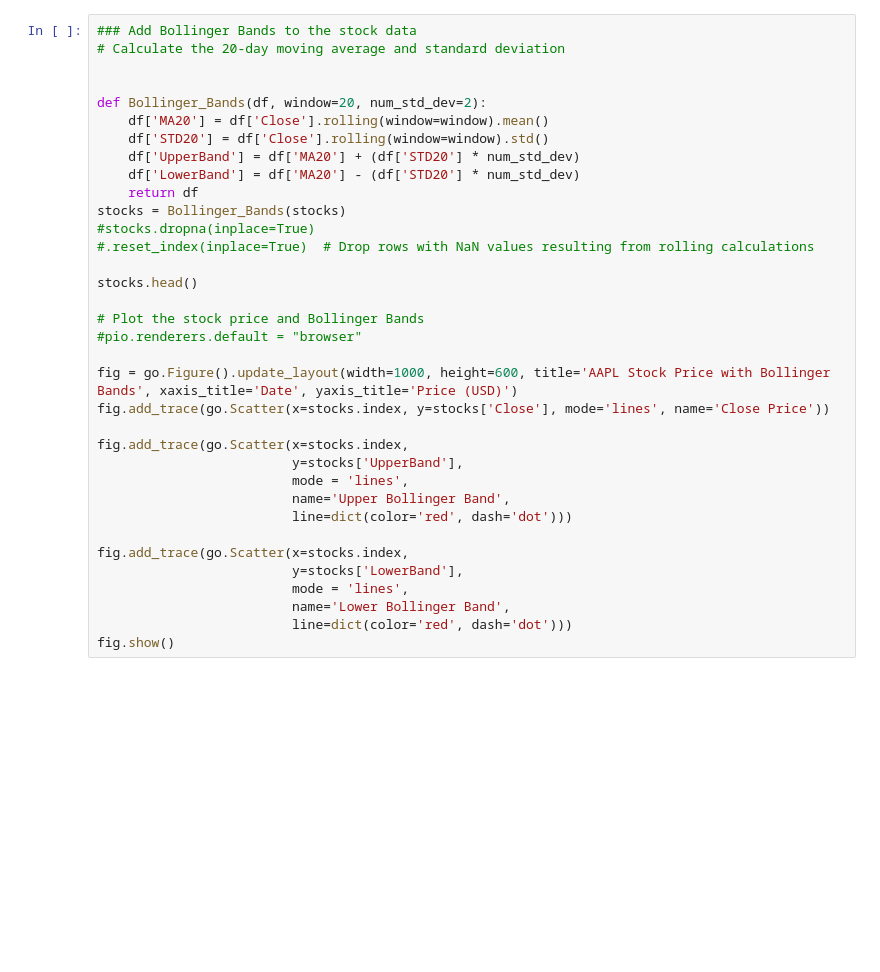
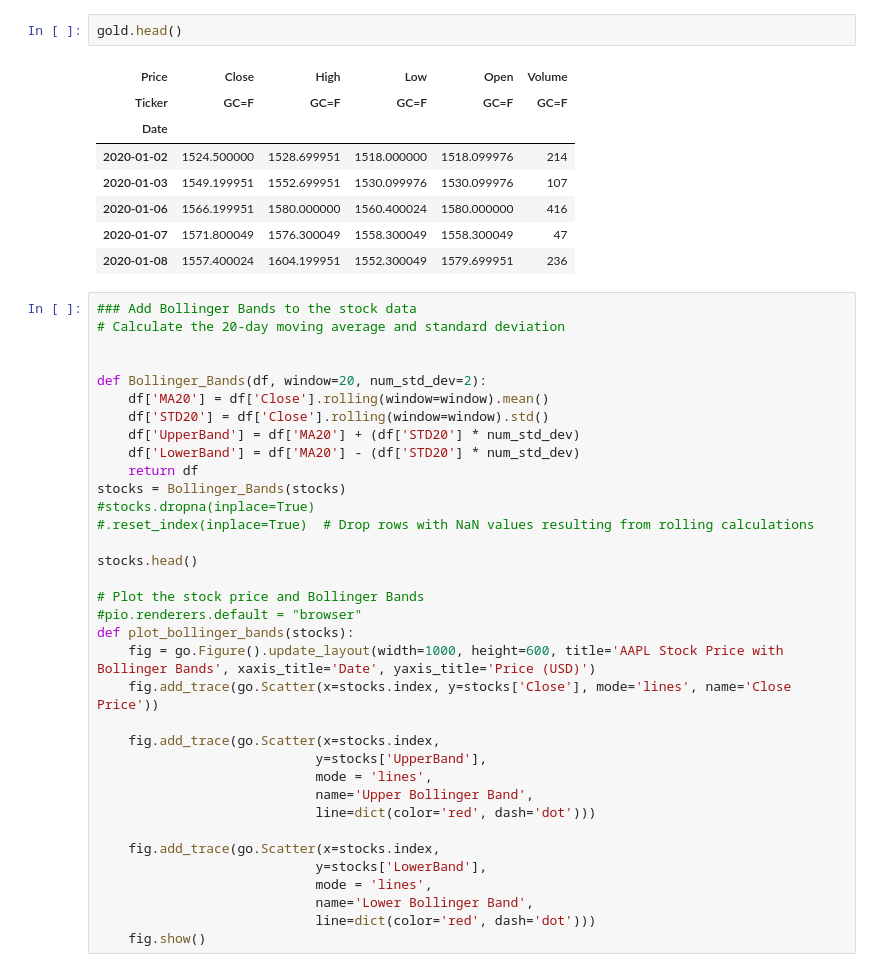
Before and after one commit to timeless81/Stock-Direction-Predictor-Final, a Jupyter notebook: Stocks.ipynb, the cells around one changed output. Drawn from its saved outputs; the diff is of its cells as text; blank space fills up the shorter version.

```diff
--- a/Stocks.ipynb
+++ b/Stocks.ipynb
@@ -61,3 +86,14 @@ stocks.head()
+# %%
+gold.head()
+# %% [output]
+| Price | Close | High | Low | Open | Volume |
+| Ticker | GC=F | GC=F | GC=F | GC=F | GC=F |
+| Date |  |  |  |  |  |
+| 2020-01-02 | 1524.500000 | 1528.699951 | 1518.000000 | 1518.099976 | 214 |
+| 2020-01-03 | 1549.199951 | 1552.699951 | 1530.099976 | 1530.099976 | 107 |
+| 2020-01-06 | 1566.199951 | 1580.000000 | 1560.400024 | 1580.000000 | 416 |
+| 2020-01-07 | 1571.800049 | 1576.300049 | 1558.300049 | 1558.300049 | 47 |
+| 2020-01-08 | 1557.400024 | 1604.199951 | 1552.300049 | 1579.699951 | 236 |
 # %%
 ### Add Bollinger Bands to the stock data
 # Calculate the 20-day moving average and standard deviation
@@ -77,22 +113,22 @@ stocks.head()
 
 # Plot the stock price and Bollinger Bands
 #pio.renderers.default = "browser"
+def plot_bollinger_bands(stocks):
+    fig = go.Figure().update_layout(width=1000, height=600, title='AAPL Stock Price with Bollinger Bands', xaxis_title='Date', yaxis_title='Price (USD)')
+    fig.add_trace(go.Scatter(x=stocks.index, y=stocks['Close'], mode='lines', name='Close Price'))
 
-fig = go.Figure().update_layout(width=1000, height=600, title='AAPL Stock Price with Bollinger Bands', xaxis_title='Date', yaxis_title='Price (USD)')
-fig.add_trace(go.Scatter(x=stocks.index, y=stocks['Close'], mode='lines', name='Close Price'))
+    fig.add_trace(go.Scatter(x=stocks.index,
+                            y=stocks['UpperBand'],
+                            mode = 'lines',
+                            name='Upper Bollinger Band',
+                            line=dict(color='red', dash='dot')))
 
-fig.add_trace(go.Scatter(x=stocks.index,
-                         y=stocks['UpperBand'],
-                         mode = 'lines',
-                         name='Upper Bollinger Band',
-                         line=dict(color='red', dash='dot')))
-
-fig.add_trace(go.Scatter(x=stocks.index,
-                         y=stocks['LowerBand'],
-                         mode = 'lines',
-                         name='Lower Bollinger Band',
-                         line=dict(color='red', dash='dot')))
-fig.show()
+    fig.add_trace(go.Scatter(x=stocks.index,
+                            y=stocks['LowerBand'],
+                            mode = 'lines',
+                            name='Lower Bollinger Band',
+                            line=dict(color='red', dash='dot')))
+    fig.show()
 # %%
 # Get 20 day, 50 day, and 200 day moving averages
 stocks['MA50'] = stocks['Close'].rolling(window=50).mean()
```
Also changed, not shown: parts of 6 cells of this notebook, 1 other file.
